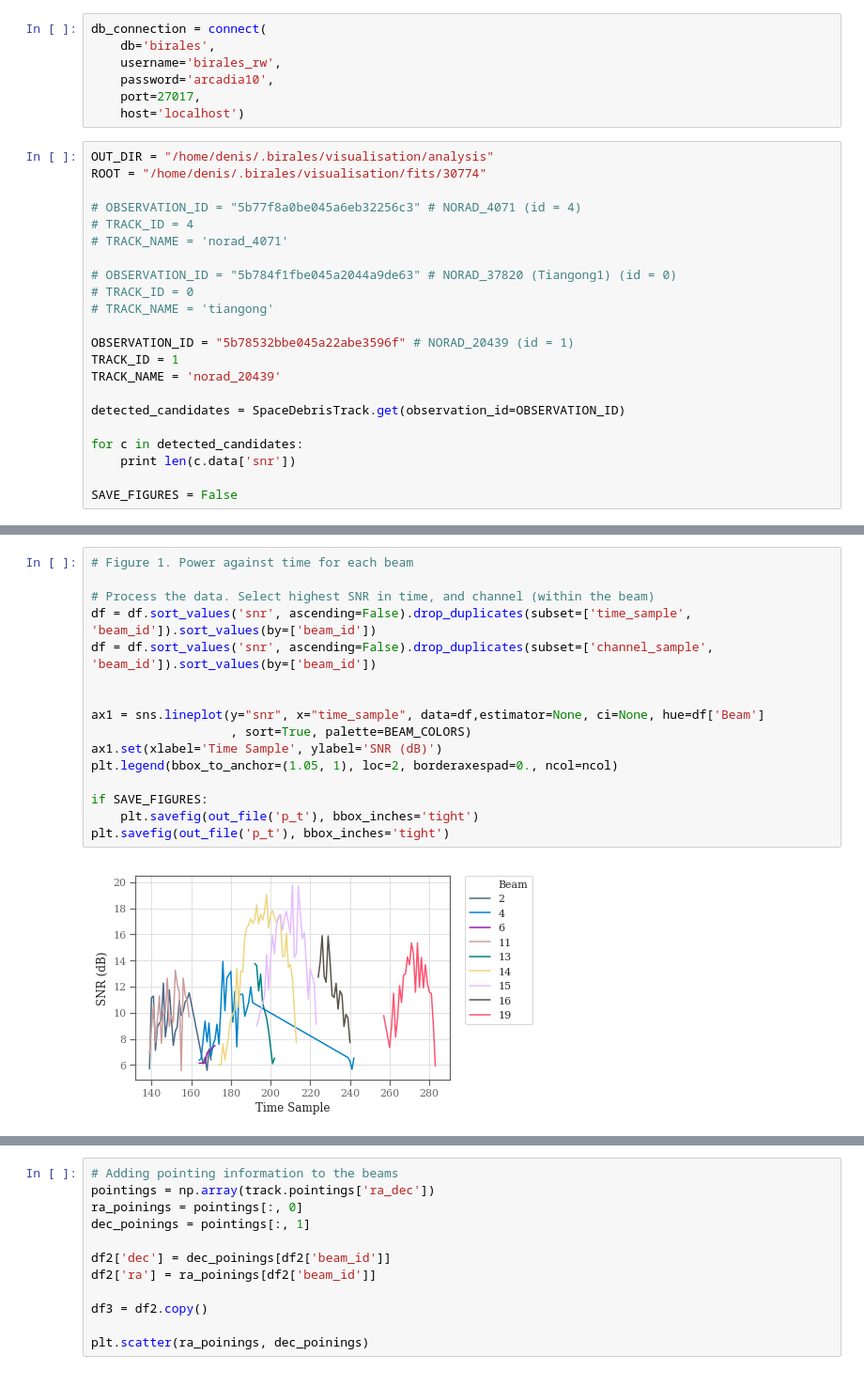
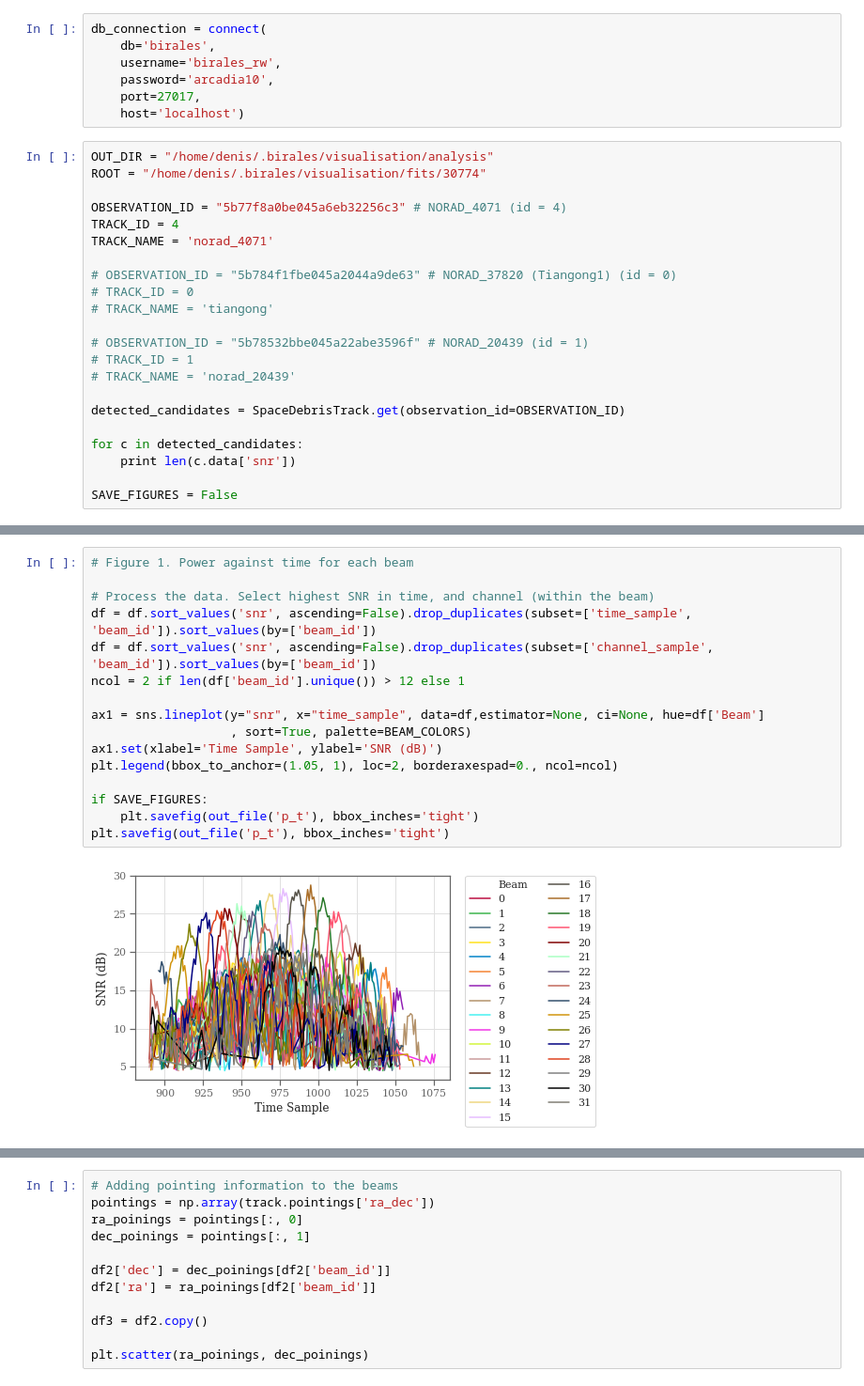
Before and after one commit to BIRALES/birales, a Jupyter notebook: pybirales/services/scripts/analysis/Detections Results.ipynb, the cells around one changed output, grey strips where cells are left out. Shown at 94% size. Saved outputs shown, nothing was run; the diff lists cells and outputs as text.

```diff
--- a/pybirales/services/scripts/analysis/Detections Results.ipynb
+++ b/pybirales/services/scripts/analysis/Detections Results.ipynb
@@ -23,17 +23,17 @@ db_connection = connect(
 OUT_DIR = "/home/denis/.birales/visualisation/analysis"
 ROOT = "/home/denis/.birales/visualisation/fits/30774"
 
-# OBSERVATION_ID = "5b77f8a0be045a6eb32256c3" # NORAD_4071 (id = 4)
-# TRACK_ID = 4
-# TRACK_NAME = 'norad_4071'
+OBSERVATION_ID = "5b77f8a0be045a6eb32256c3" # NORAD_4071 (id = 4)
+TRACK_ID = 4
+TRACK_NAME = 'norad_4071'
 
 # OBSERVATION_ID = "5b784f1fbe045a2044a9de63" # NORAD_37820 (Tiangong1) (id = 0)
 # TRACK_ID = 0
 # TRACK_NAME = 'tiangong'
 
-OBSERVATION_ID = "5b78532bbe045a22abe3596f" # NORAD_20439 (id = 1)
-TRACK_ID = 1
-TRACK_NAME = 'norad_20439'
+# OBSERVATION_ID = "5b78532bbe045a22abe3596f" # NORAD_20439 (id = 1)
+# TRACK_ID = 1
+# TRACK_NAME = 'norad_20439'
 
 detected_candidates = SpaceDebrisTrack.get(observation_id=OBSERVATION_ID)
 
@@ -89,21 +93,21 @@ df.describe()
 # %%
 # Figure 1. Power against time for each beam
 
 # Process the data. Select highest SNR in time, and channel (within the beam)
 df = df.sort_values('snr', ascending=False).drop_duplicates(subset=['time_sample', 'beam_id']).sort_values(by=['beam_id'])
 df = df.sort_values('snr', ascending=False).drop_duplicates(subset=['channel_sample', 'beam_id']).sort_values(by=['beam_id'])
-
+ncol = 2 if len(df['beam_id'].unique()) > 12 else 1
 
 ax1 = sns.lineplot(y="snr", x="time_sample", data=df,estimator=None, ci=None, hue=df['Beam']
                    , sort=True, palette=BEAM_COLORS)
 ax1.set(xlabel='Time Sample', ylabel='SNR (dB)')
 plt.legend(bbox_to_anchor=(1.05, 1), loc=2, borderaxespad=0., ncol=ncol)
 
 if SAVE_FIGURES:
     plt.savefig(out_file('p_t'), bbox_inches='tight')
 plt.savefig(out_file('p_t'), bbox_inches='tight')
 # %% [output]
-[figure, old version]
+[figure, new version]
 # %%
 df1 = df.copy()
 
```
Also changed, not shown: parts of 14 cells of this notebook, 4 other files.
